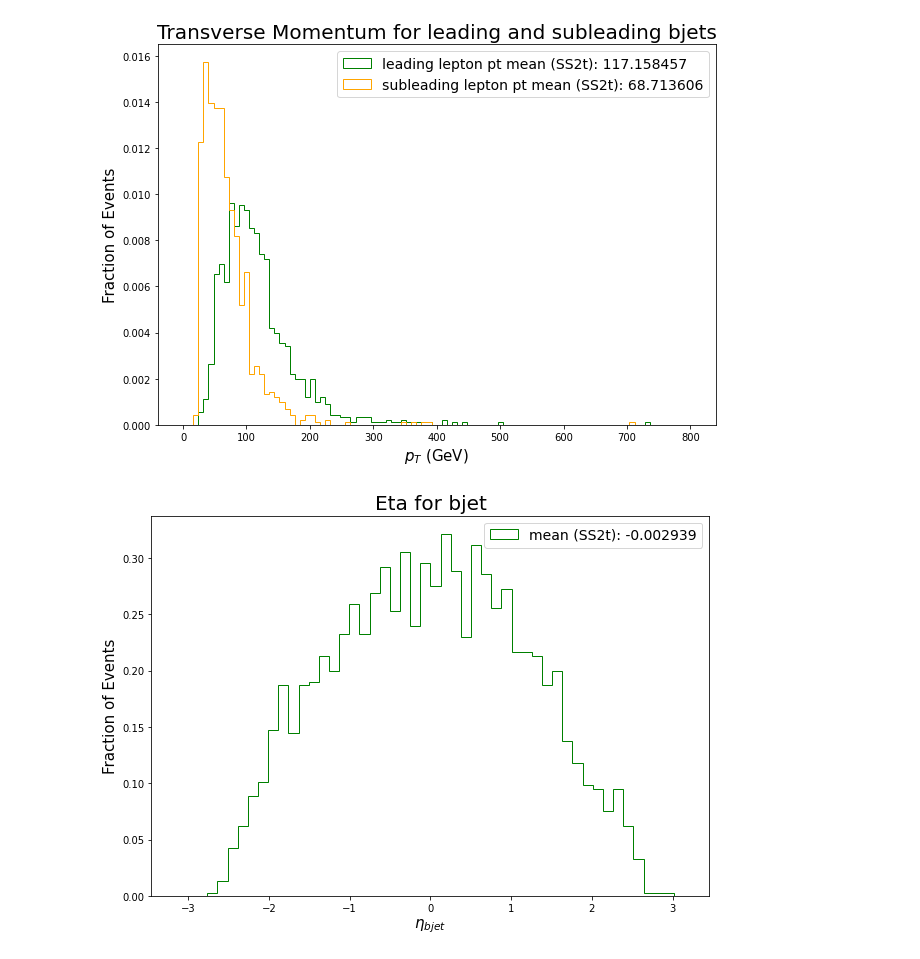
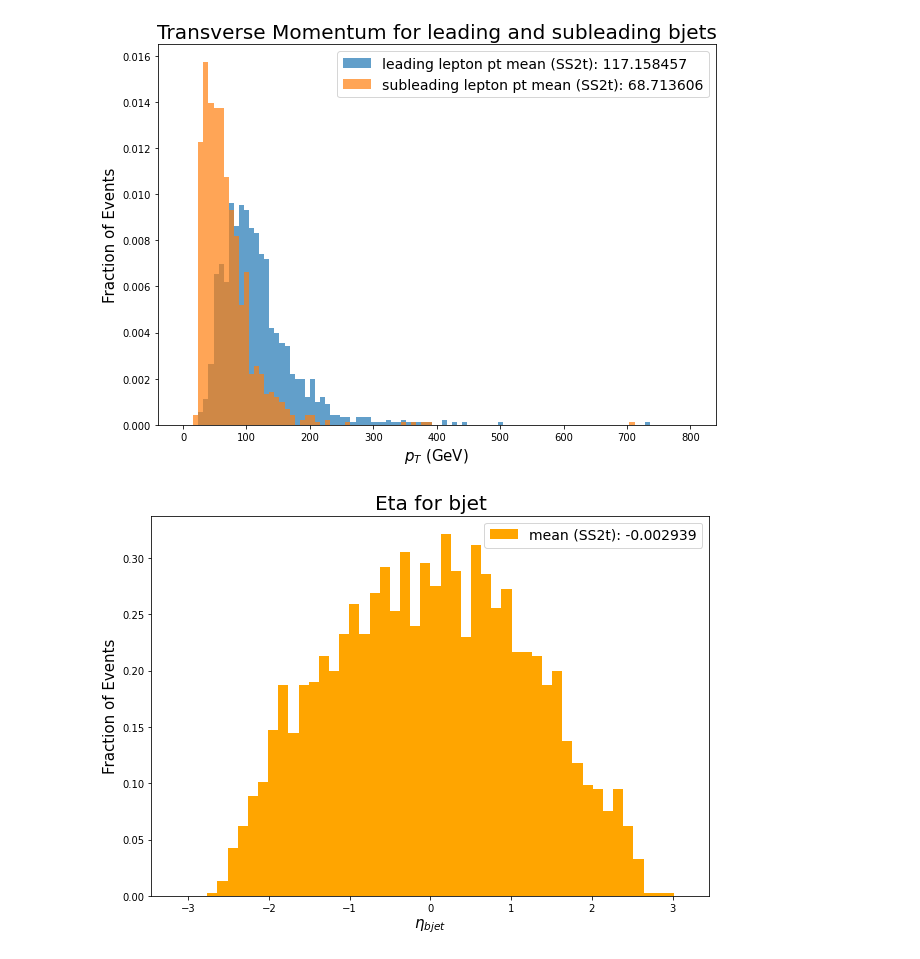
Before and after one commit to dlai211/Triple-Top, a Jupyter notebook: root.ipynb, the cells around one changed output. Drawn from its saved outputs; the diff is of its cells as text; code cells hidden in the pictures.

```diff
--- a/root.ipynb
+++ b/root.ipynb
@@ -149,8 +149,8 @@ for i in tqdm(range(EventSize)):
 
 plt.figure(figsize=(10, 7))
 bin = np.linspace(0, 800, 101)
-plt.hist(leading_bjet, bins=bin, density=True, histtype='step', color='green', label='leading lepton pt mean (SS2t): %f' %np.mean(leading_bjet))
-plt.hist(subleading_bjet, bins=bin, density=True, histtype='step', color='orange', label='subleading lepton pt mean (SS2t): %f' %np.mean(subleading_bjet))
+plt.hist(leading_bjet, bins=bin, density=True, alpha=0.7, label='leading lepton pt mean (SS2t): %f' %np.mean(leading_bjet))
+plt.hist(subleading_bjet, bins=bin, density=True, alpha=0.7, label='subleading lepton pt mean (SS2t): %f' %np.mean(subleading_bjet))
 plt.legend(fontsize=14)
 plt.xlabel(r'$p_{T}$ (GeV)' , fontsize=15)
 plt.ylabel("Fraction of Events", fontsize=15)
@@ -159,21 +159,21 @@ plt.xticks(fontsize=10)
 plt.yticks(fontsize=10)
 plt.show()
 # %% [output]
-[figure, old version]
+[figure, new version]
 # %%
 # Lepton Eta
 plt.figure(figsize=(10, 7))
 bin = np.linspace(-np.pi, np.pi, 51)
-plt.hist(ak.flatten(eta_bjet), bins=bin, density=True, histtype='step', color='green', label='mean (SS2t): %f' %ak.mean(ak.flatten(eta_bjet)))
+plt.hist(ak.flatten(eta_bjet), bins=bin, density=True, color='orange', label='mean (SS2t): %f' %ak.mean(ak.flatten(eta_bjet)))
 plt.legend(fontsize=14)
 plt.xlabel(r'$η_{bjet}$' , fontsize=15)
 plt.ylabel("Fraction of Events", fontsize=15)
 plt.title('Eta for bjet', fontsize=20)
 plt.xticks(fontsize=10)
 plt.yticks(fontsize=10)
 plt.show()
 # %% [output]
-[figure, old version]
+[figure, new version]
 # %%
 # Missing Transverse Momentum
 plt.figure(figsize=(10, 7))
```
Also changed, not shown: parts of 10 cells of this notebook.
